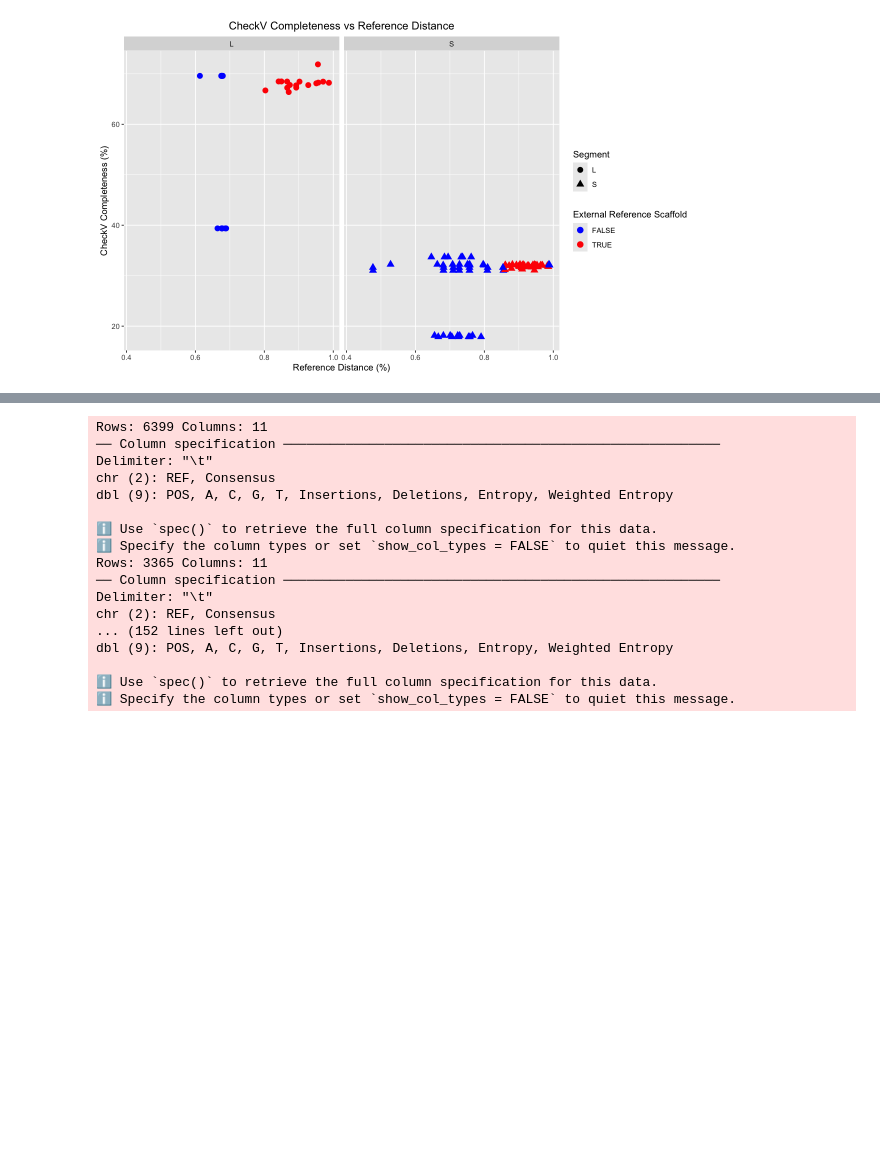
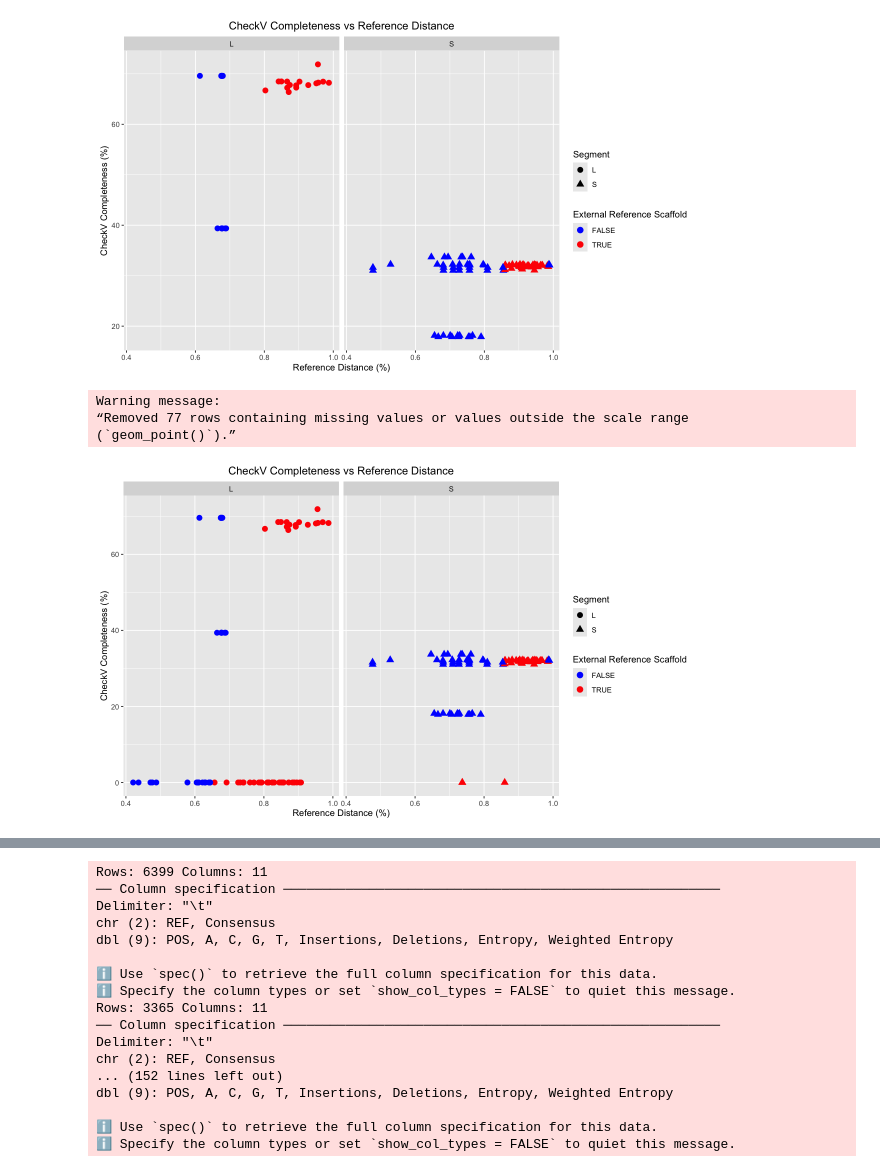
Before and after one commit to Joon-Klaps/nf-core-viralmetagenome-manuscript, a Jupyter notebook: analysis/benchmarking/S3_reference_scaffolding/03_plotting.ipynb, the cells around one changed output, grey strips where cells are left out. Cells and saved outputs as stored; diff of their text form; code cells hidden in the pictures; blank space fills up the shorter version.

```diff
--- a/analysis/benchmarking/S3_reference_scaffolding/03_plotting.ipynb
+++ b/analysis/benchmarking/S3_reference_scaffolding/03_plotting.ipynb
@@ -144,3 +155,17 @@ Warning message:
 “Removed 124 rows containing missing values or values outside the scale range
 (`geom_point()`).”
 [figure]
+# %%
+options(repr.plot.width=10, repr.plot.height=6)
+ggplot(consensus_vs_reference, aes(x=fident, y=ifelse(is.na(`(checkv) completeness`), 0, `(checkv) completeness`), color=is_external_reference_scaffold, shape=segment)) +
+    geom_point(size=3) +
+    facet_wrap(~segment) +
+    labs(x="Reference Distance (%)", y="CheckV Completeness (%)", color="External Reference Scaffold", shape="Segment") +
+    scale_color_manual(values=c("TRUE"="red", "FALSE"="blue")) +
+    ggtitle("CheckV Completeness vs Reference Distance") +
+    theme(plot.title = element_text(hjust = 0.5))
+# %% [output]
+Warning message:
+“Removed 77 rows containing missing values or values outside the scale range
+(`geom_point()`).”
+[figure, added]
```
Also changed, not shown: parts of 9 cells of this notebook, 2 other files.
